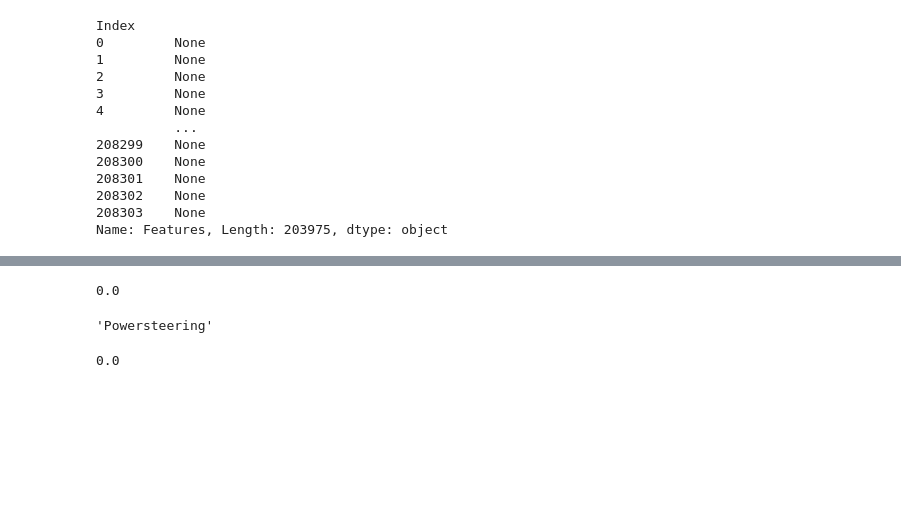
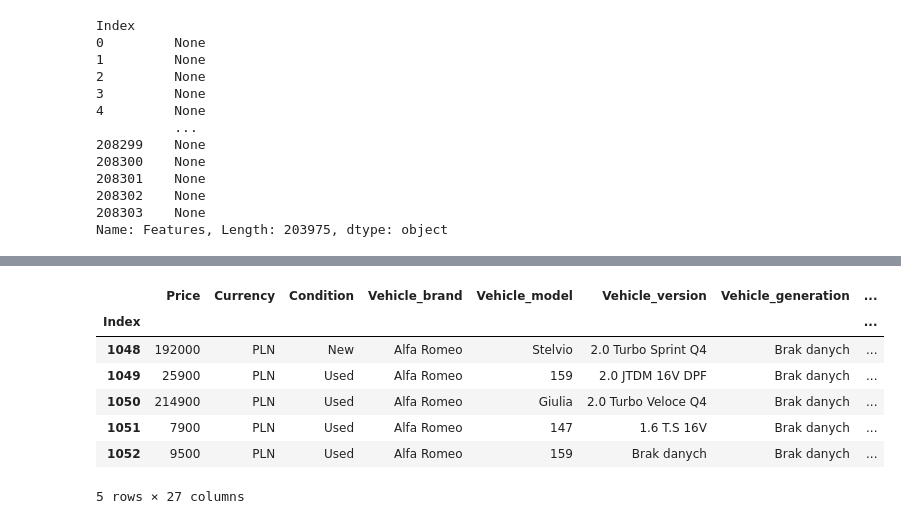
Before and after one commit to KacperChmura1/Engineer-s, a Jupyter notebook: DataIntegration.ipynb, the cells around one changed output, grey strips where cells are left out. Saved outputs shown, nothing was run; the diff lists cells and outputs as text; code cells hidden in the pictures; blank space fills up the shorter version.

```diff
--- a/DataIntegration.ipynb
+++ b/DataIntegration.ipynb
@@ -642,12 +603,0 @@ df3["Features"].iloc[2]
-# %%
-uni_df[df3["Features"].iloc[2][3]][2]
-# %% [output]
-0.0
-# %%
-df3["Features"].iloc[2][3]
-# %% [output]
-'Powersteering'
-# %%
-uni_df["ABS"].iloc[2]
-# %% [output]
-0.0
@@ -656,0 +606,11 @@ def test(feature):
+# %%
+df3.iloc[1000:1005]
+# %% [output]
+|  | Price | Currency | Condition | Vehicle_brand | Vehicle_model | Vehicle_version | Vehicle_generation | ... |
+| Index |  |  |  |  |  |  |  | ... |
+| 1048 | 192000 | PLN | New | Alfa Romeo | Stelvio | 2.0 Turbo Sprint Q4 | Brak danych | ... |
+| 1049 | 25900 | PLN | Used | Alfa Romeo | 159 | 2.0 JTDM 16V DPF | Brak danych | ... |
+| 1050 | 214900 | PLN | Used | Alfa Romeo | Giulia | 2.0 Turbo Veloce Q4 | Brak danych | ... |
+| 1051 | 7900 | PLN | Used | Alfa Romeo | 147 | 1.6 T.S 16V | Brak danych | ... |
+| 1052 | 9500 | PLN | Used | Alfa Romeo | 159 | Brak danych | Brak danych | ... |
+5 rows × 27 columns
```
Also changed, not shown: parts of 16 cells of this notebook.
